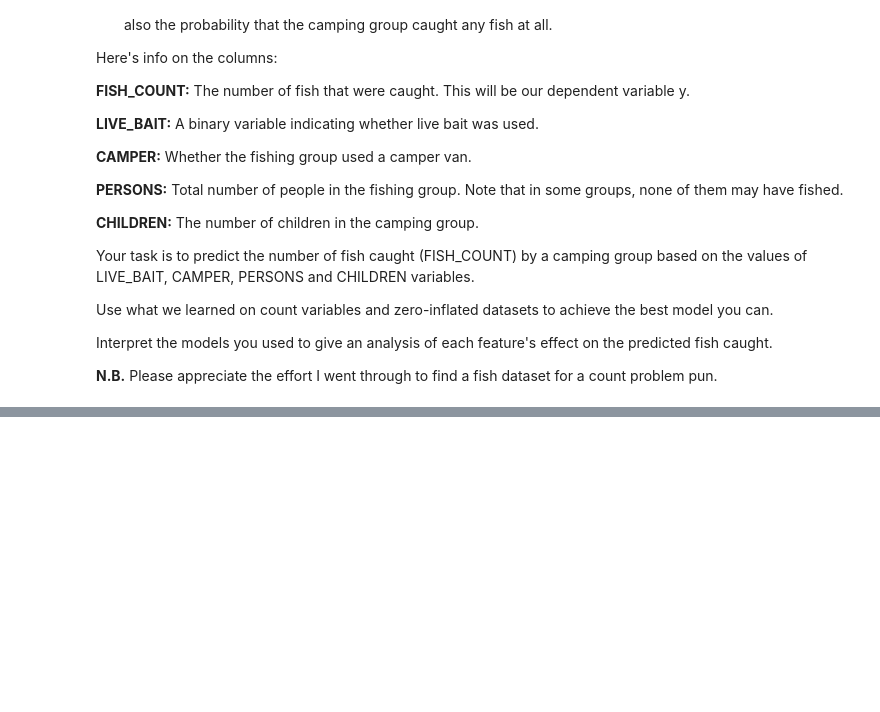
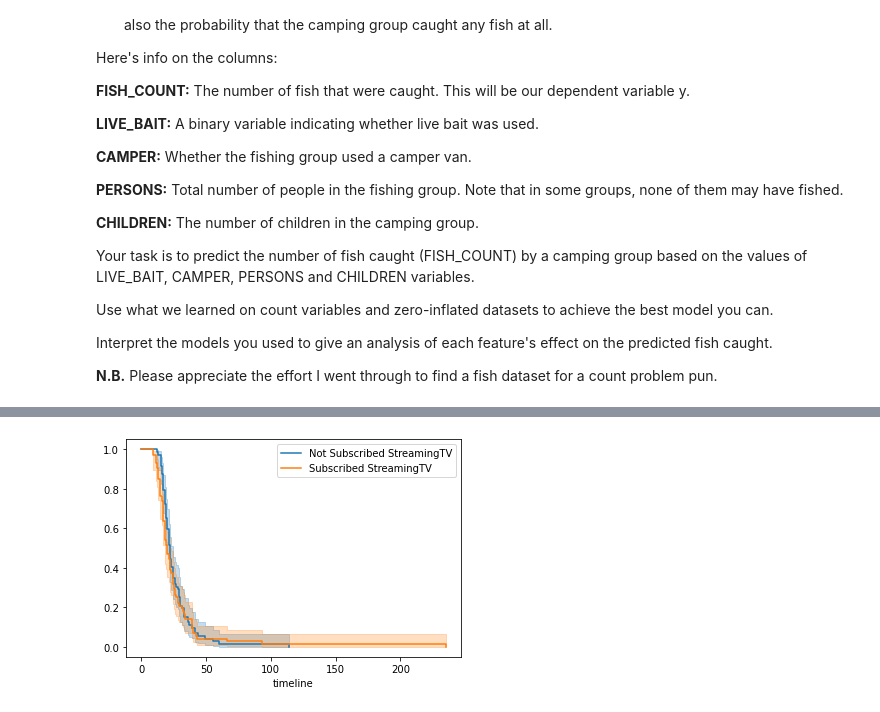
Before and after one commit to cb-ds-1/3-7-glm, a Jupyter notebook: workshop.ipynb, the cells around one changed output, grey strips where cells are left out. Saved outputs shown, nothing was run; the diff lists cells and outputs as text; code cells hidden in the pictures; blank space fills up the shorter version.

```diff
--- a/workshop.ipynb
+++ b/workshop.ipynb
@@ -93,3 +206,30 @@ The `Tenure` column is how long the customer lasted. Make the survival curve for
 **5.2 Survival Regression**
 
 Use either lifelines or statsmodels to implement a survival regression model predicting tenure. Don't forget to use the churn column as the event column.
+# %%
+#5.1
+
+from lifelines import KaplanMeierFitter
+
+df = pd.read_csv(r'C:\Users\David\Documents\code\Module 3\3-7-glm\data\telco_churn.csv')
+df = df.loc[df.StreamingTV != 'No internet service']
+
+df['surv_num'] = np.where(df.Churn == 'No', 1, 0)
+df = df.groupby(by=['tenure', 'StreamingTV'], as_index=False).sum()
+
+groups = df.StreamingTV
+ix = (groups == 'Yes')
+y = df.surv_num
+x = df.tenure
+
+
+kmf = KaplanMeierFitter()
+
+kmf.fit(y[-ix],x[-ix], label='Not Subscribed StreamingTV')
+ax = kmf.plot_survival_function()
+kmf.fit(y[ix],x[ix], label='Subscribed StreamingTV')
+ax = kmf.plot_survival_function(ax=ax)
+
+#Not sure why the timeline is incorrectly going above 73.
+# %% [output]
+[figure, added]
```
Also changed, not shown: parts of 7 cells of this notebook.
